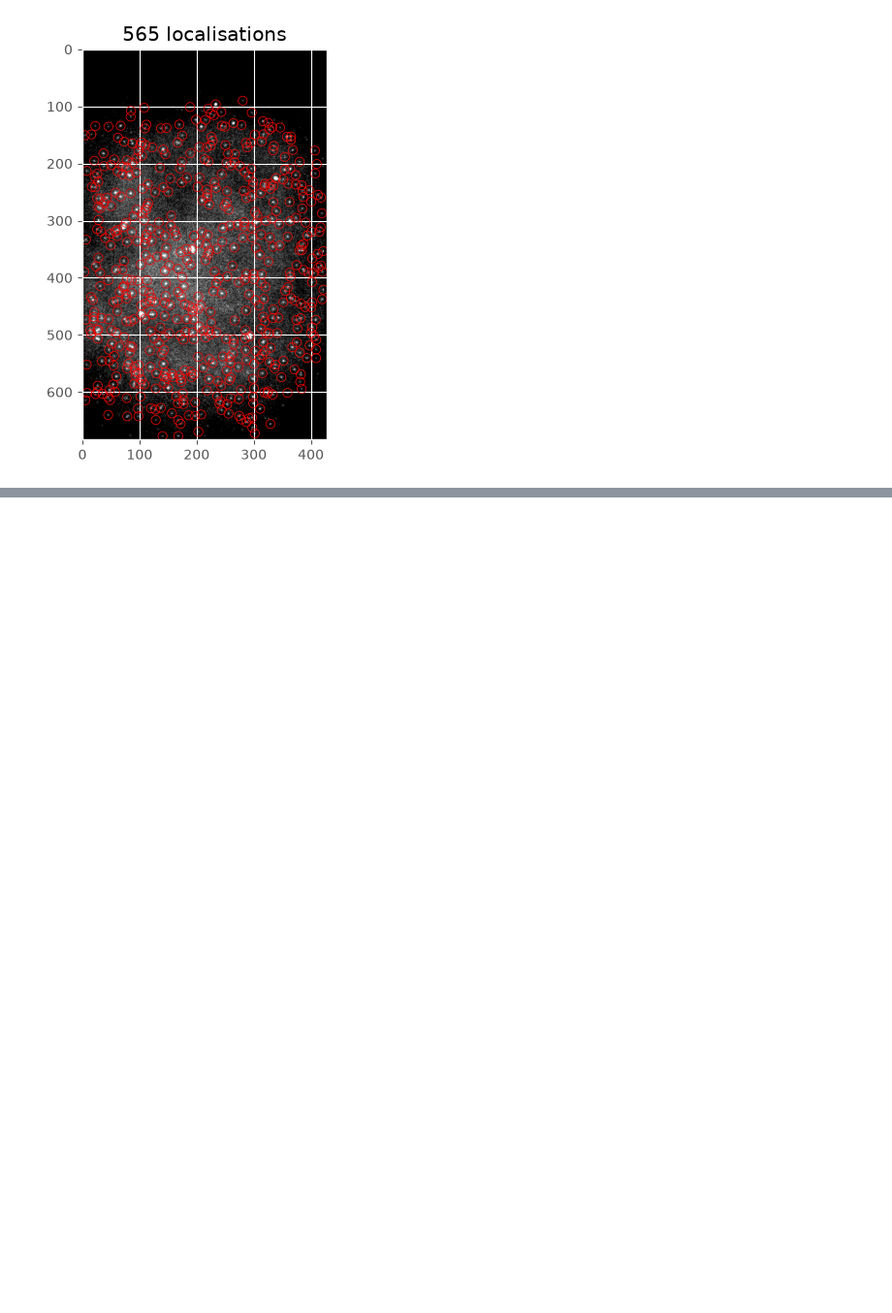
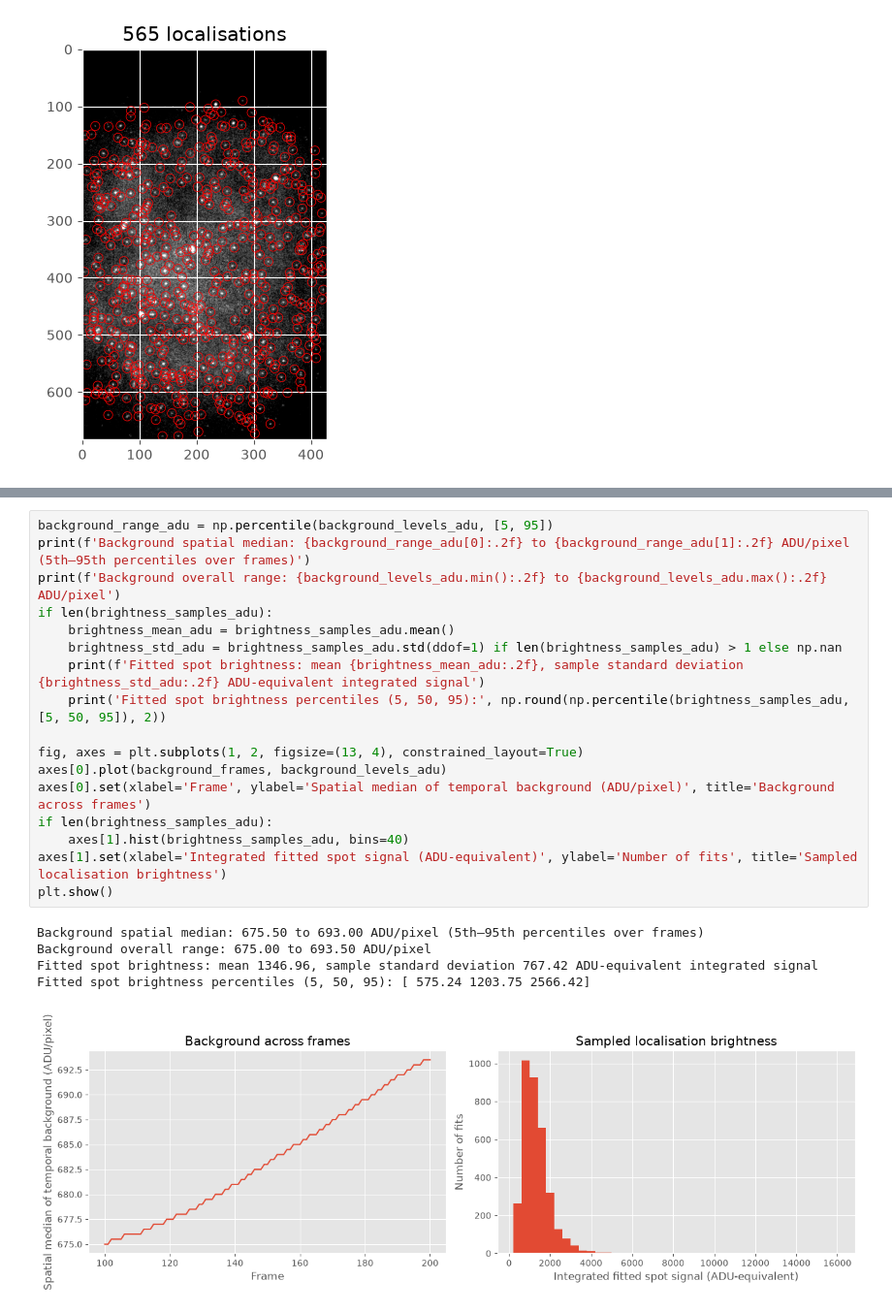
Before and after one commit to rohan2404/mphys, a Jupyter notebook: localisation_workflow/a.ipynb, the cells around one changed output, grey strips where cells are left out. Shown at 97% size. Cells and saved outputs as stored; diff of their text form; blank space fills up the shorter version.

```diff
--- a/localisation_workflow/a.ipynb
+++ b/localisation_workflow/a.ipynb
@@ -78,0 +344,23 @@ plt.show()
+# %%
+background_range_adu = np.percentile(background_levels_adu, [5, 95])
+print(f'Background spatial median: {background_range_adu[0]:.2f} to {background_range_adu[1]:.2f} ADU/pixel (5th–95th percentiles over frames)')
+print(f'Background overall range: {background_levels_adu.min():.2f} to {background_levels_adu.max():.2f} ADU/pixel')
+if len(brightness_samples_adu):
+    brightness_mean_adu = brightness_samples_adu.mean()
+    brightness_std_adu = brightness_samples_adu.std(ddof=1) if len(brightness_samples_adu) > 1 else np.nan
+    print(f'Fitted spot brightness: mean {brightness_mean_adu:.2f}, sample standard deviation {brightness_std_adu:.2f} ADU-equivalent integrated signal')
+    print('Fitted spot brightness percentiles (5, 50, 95):', np.round(np.percentile(brightness_samples_adu, [5, 50, 95]), 2))
+
+fig, axes = plt.subplots(1, 2, figsize=(13, 4), constrained_layout=True)
+axes[0].plot(background_frames, background_levels_adu)
+axes[0].set(xlabel='Frame', ylabel='Spatial median of temporal background (ADU/pixel)', title='Background across frames')
+if len(brightness_samples_adu):
+    axes[1].hist(brightness_samples_adu, bins=40)
+axes[1].set(xlabel='Integrated fitted spot signal (ADU-equivalent)', ylabel='Number of fits', title='Sampled localisation brightness')
+plt.show()
+# %% [output]
+Background spatial median: 675.50 to 693.00 ADU/pixel (5th–95th percentiles over frames)
+Background overall range: 675.00 to 693.50 ADU/pixel
+Fitted spot brightness: mean 1346.96, sample standard deviation 767.42 ADU-equivalent integrated signal
+Fitted spot brightness percentiles (5, 50, 95): [ 575.24 1203.75 2566.42]
+[figure, added]
```
Also changed, not shown: parts of 14 cells of this notebook, 3 other files.
